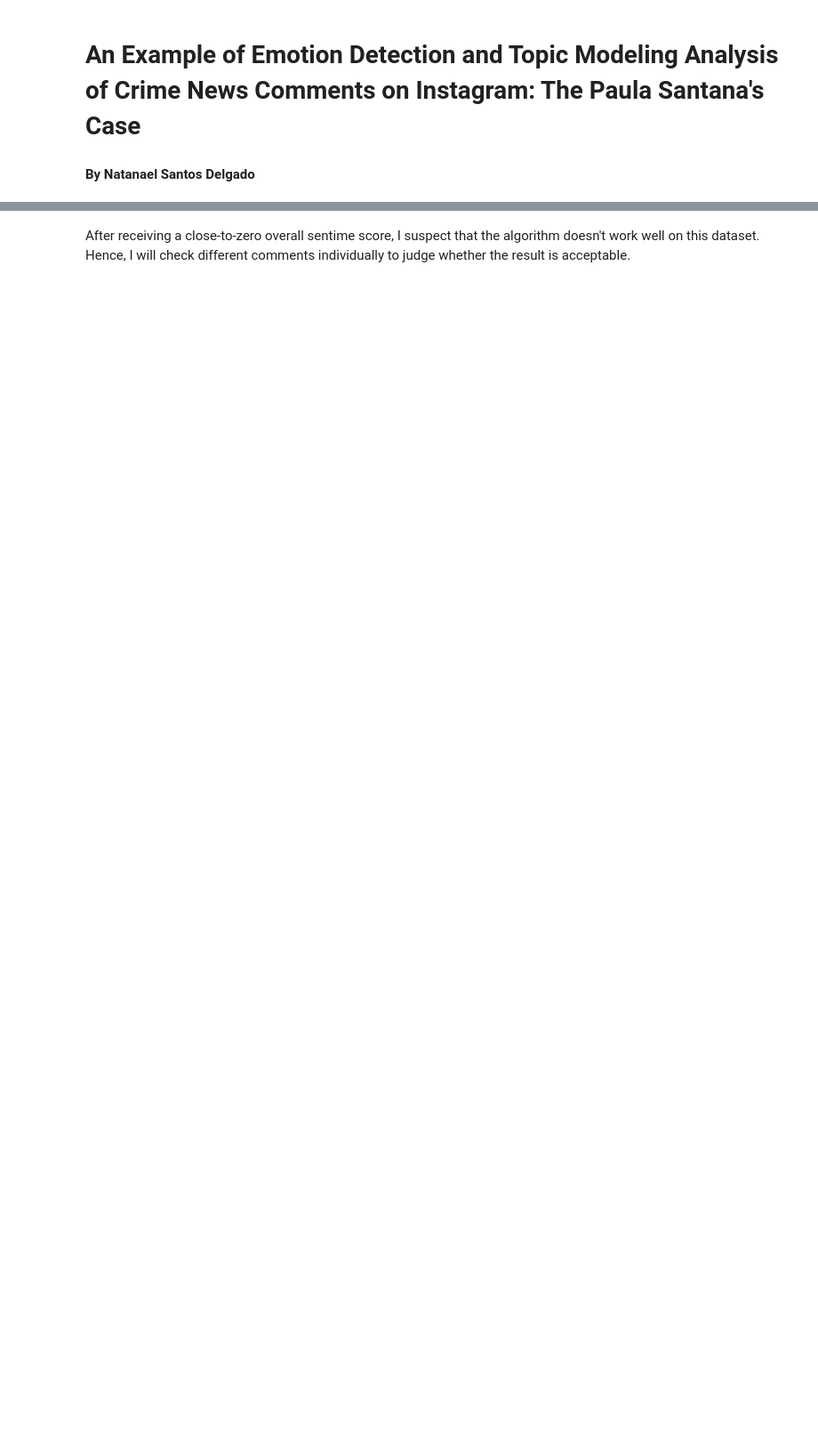
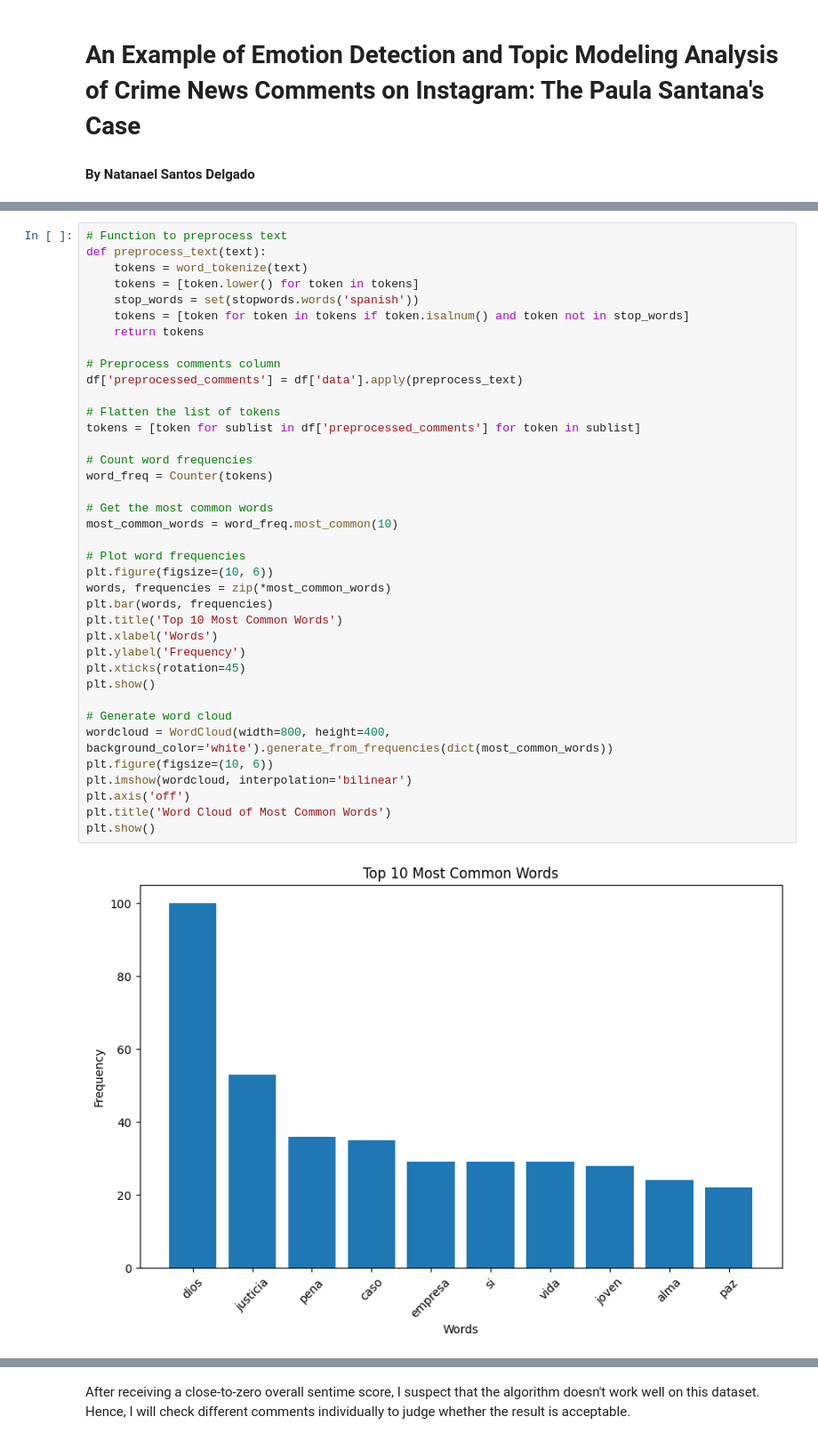
Before and after one commit to natanael-santosd/Final-Project-Fusemachines, a Jupyter notebook: Final_Project.ipynb, the cells around one changed output, grey strips where cells are left out. Shown: that part at 89% size. Saved outputs shown, nothing was run; the diff lists cells and outputs as text; blank space fills up the shorter version.

```diff
--- a/Final_Project.ipynb
+++ b/Final_Project.ipynb
@@ -58,0 +119,40 @@ print(sentiment_score)
+# %%
+# Function to preprocess text
+def preprocess_text(text):
+    tokens = word_tokenize(text)
+    tokens = [token.lower() for token in tokens]
+    stop_words = set(stopwords.words('spanish'))
+    tokens = [token for token in tokens if token.isalnum() and token not in stop_words]
+    return tokens
+
+# Preprocess comments column
+df['preprocessed_comments'] = df['data'].apply(preprocess_text)
+
+# Flatten the list of tokens
+tokens = [token for sublist in df['preprocessed_comments'] for token in sublist]
+
+# Count word frequencies
+word_freq = Counter(tokens)
+
+# Get the most common words
+most_common_words = word_freq.most_common(10)
+
+# Plot word frequencies
+plt.figure(figsize=(10, 6))
+words, frequencies = zip(*most_common_words)
+plt.bar(words, frequencies)
+plt.title('Top 10 Most Common Words')
+plt.xlabel('Words')
+plt.ylabel('Frequency')
+plt.xticks(rotation=45)
+plt.show()
+
+# Generate word cloud
+wordcloud = WordCloud(width=800, height=400, background_color='white').generate_from_frequencies(dict(most_common_words))
+plt.figure(figsize=(10, 6))
+plt.imshow(wordcloud, interpolation='bilinear')
+plt.axis('off')
+plt.title('Word Cloud of Most Common Words')
+plt.show()
+# %% [output]
+[figure, added]
```
Also changed, not shown: parts of 39 cells of this notebook.
